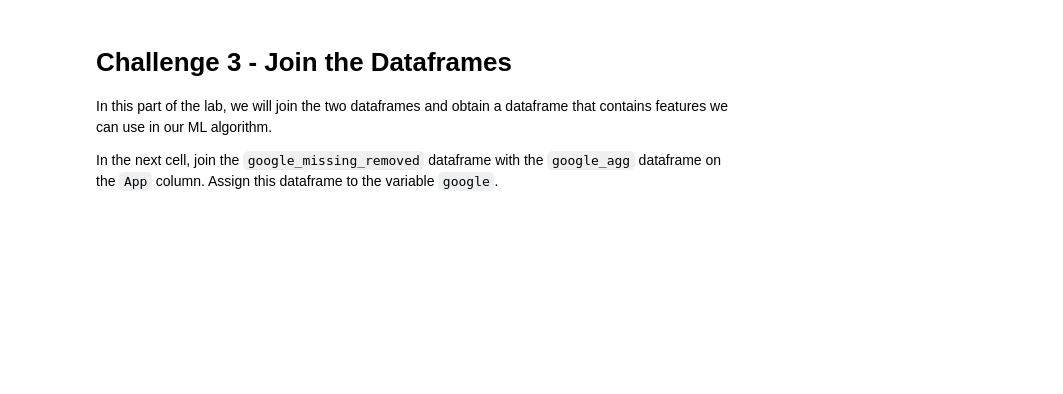
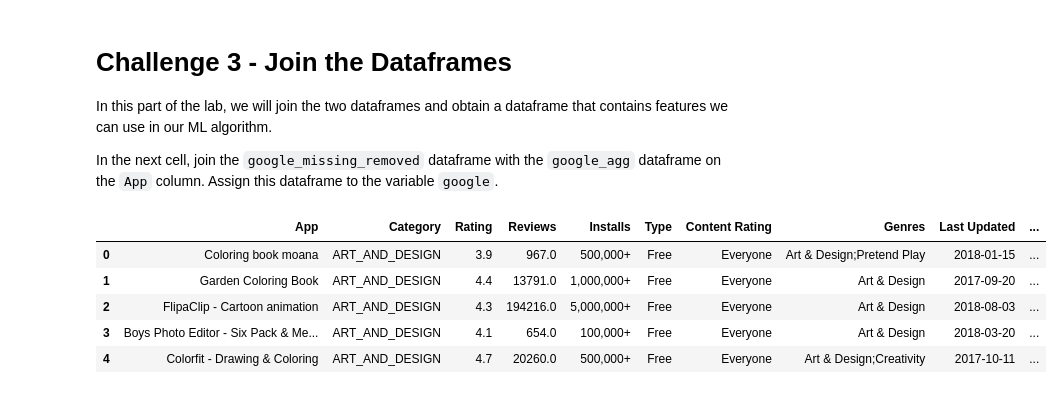
Before and after one commit to ta-data-remote/lab-supervised-learning-feature-extraction, a Jupyter notebook: your-code/notebooks/main.ipynb, the cells around one changed output. Cells and saved outputs as stored; diff of their text form; code cells hidden in the pictures; blank space fills up the shorter version.

```diff
--- a/your-code/notebooks/main.ipynb
+++ b/your-code/notebooks/main.ipynb
@@ -307,0 +379,3 @@ Load the second dataset to the variable `google_reviews`. The data is in the fil
+# %%
+google_reviews = pd.read_csv("/Users/m.soren/Desktop/Ironhack/Labs/lab-supervised-learning-feature-extraction/data/googleplaystore_user_reviews.csv")
+google_reviews.head()
@@ -383,0 +471,8 @@ Number of times 'Positive' appears in the column Sentiment: 23998
+# %%
+new_df = google_reviews.groupby("App").agg({"Sentiment": "count"})
+filter2 =  google_reviews[google_reviews["Sentiment"] == "Positive"]
+new_df2 = filter2.groupby("App").agg({"Sentiment": "count"})
+new_df2
+new_df["Positive"] = new_df2["Sentiment"]
+new_df = new_df.dropna()
+new_df # this is the dataframe that has everything combined.
@@ -433,0 +516,3 @@ Make sure to account for the case where the denominator is zero using the `np.wh
+# %%
+new_df["Positive Ratio"] = new_df["Positive"] / new_df["Sentiment"]
+new_df
@@ -437,0 +536,3 @@ Make sure to account for the case where the denominator is zero using the `np.wh
+# %%
+new_df.drop(["Sentiment", "Positive"], inplace=True, axis=1)
+new_df.head(5)
@@ -460,3 +559,13 @@ In the next cell, join the `google_missing_removed` dataframe with the `google_a
+# %%
+google = google_missing_removed.join(new_df, on="App").dropna().reset_index().drop("index", axis=1)
+google.head()
+# %% [output]
+|  | App | Category | Rating | Reviews | Installs | Type | Content Rating | Genres | Last Updated | ... |
+| 0 | Coloring book moana | ART_AND_DESIGN | 3.9 | 967.0 | 500,000+ | Free | Everyone | Art & Design;Pretend Play | 2018-01-15 | ... |
+| 1 | Garden Coloring Book | ART_AND_DESIGN | 4.4 | 13791.0 | 1,000,000+ | Free | Everyone | Art & Design | 2017-09-20 | ... |
+| 2 | FlipaClip - Cartoon animation | ART_AND_DESIGN | 4.3 | 194216.0 | 5,000,000+ | Free | Everyone | Art & Design | 2018-08-03 | ... |
+| 3 | Boys Photo Editor - Six Pack & Me... | ART_AND_DESIGN | 4.1 | 654.0 | 100,000+ | Free | Everyone | Art & Design | 2018-03-20 | ... |
+| 4 | Colorfit - Drawing & Coloring | ART_AND_DESIGN | 4.7 | 20260.0 | 500,000+ | Free | Everyone | Art & Design;Creativity | 2017-10-11 | ... |
 # %% [markdown]
 #### Let's look at the final result using the `head()` function. Your final product should look like:
 
```
Also changed, not shown: parts of 62 cells of this notebook.
